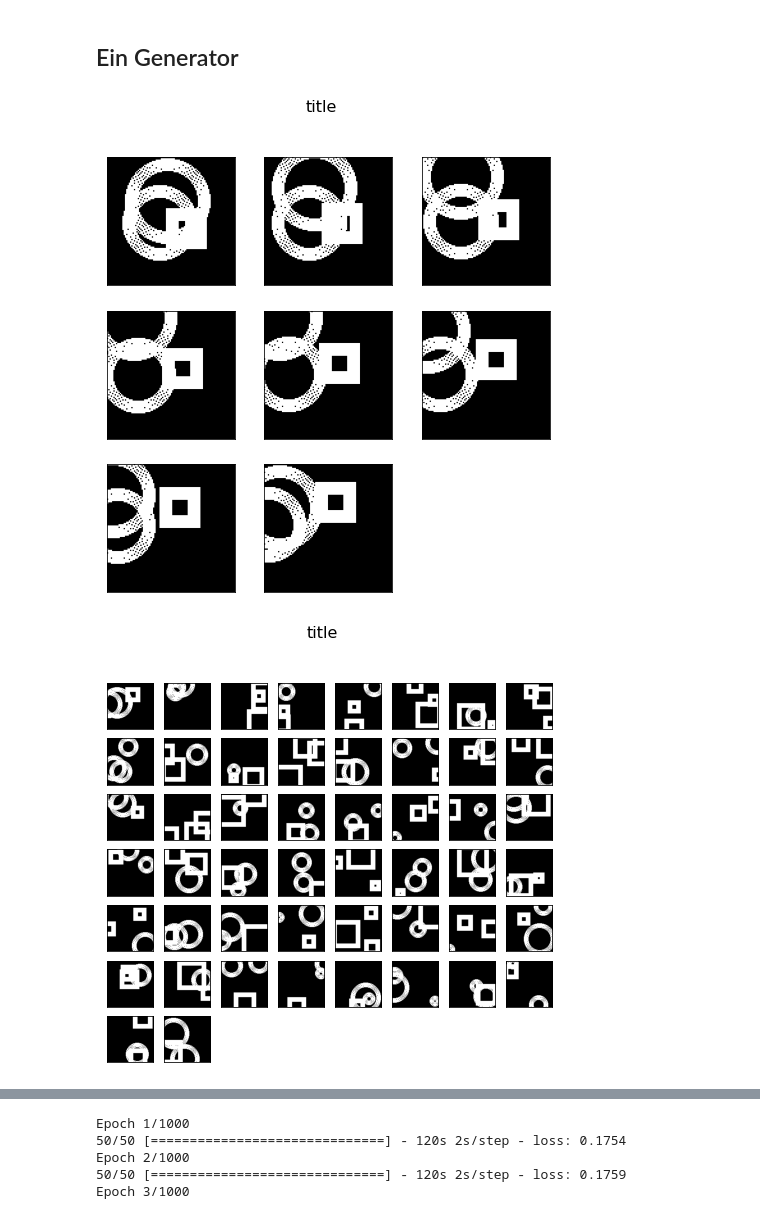
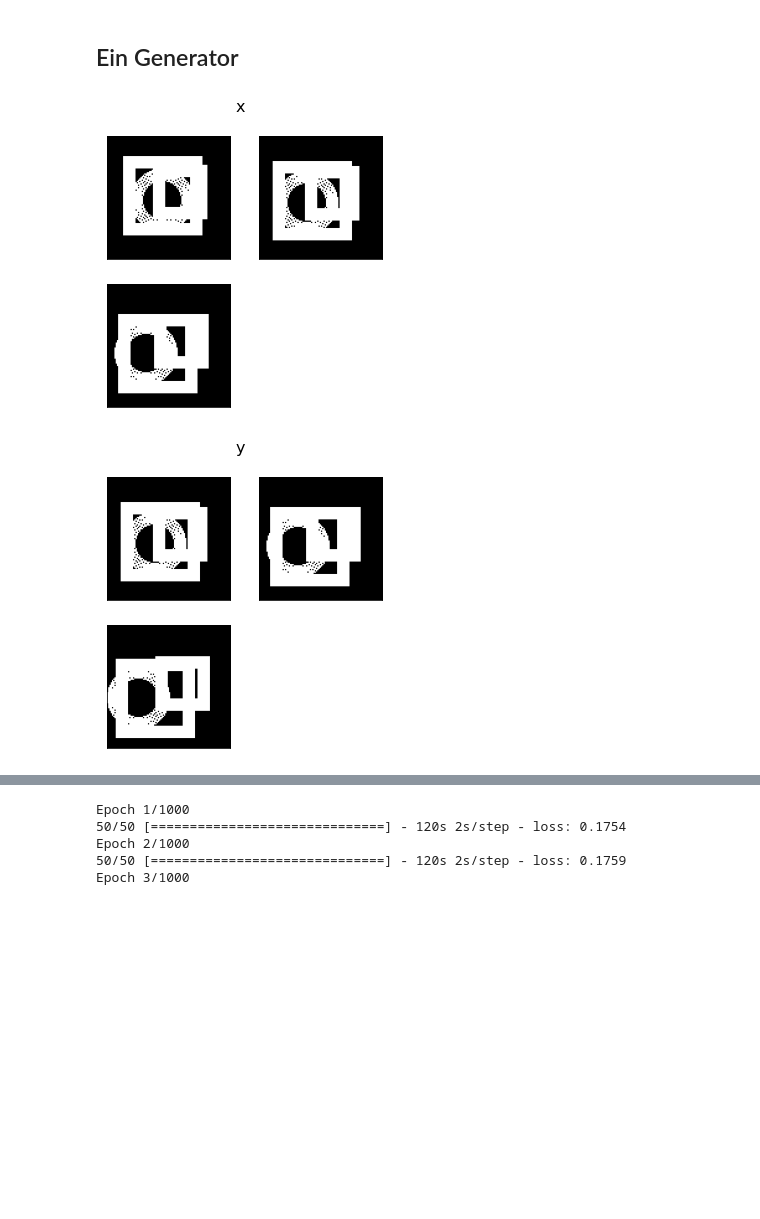
Before and after one commit to MaschinenNah/FramePred2021, a Jupyter notebook: FramePred2021_02_moving_objects.ipynb, the cells around one changed output, grey strips where cells are left out. Saved outputs shown, nothing was run; the diff lists cells and outputs as text; code cells hidden in the pictures; blank space fills up the shorter version.

```diff
--- a/FramePred2021_02_moving_objects.ipynb
+++ b/FramePred2021_02_moving_objects.ipynb
@@ -127,7 +127,6 @@ class FramePredGen(Sequence):
   def __init__(self,
                frame_shape,
                n_frames_x,
-               n_frames_y,
                n_objects,
                object_generator,
                len=50,
@@ -135,7 +134,6 @@ class FramePredGen(Sequence):
 
     self.frame_shape = frame_shape
     self.n_frames_x = n_frames_x
-    self.n_frames_y = n_frames_y
     self.n_objects = n_objects
     self.object_generator = object_generator
     self.len = len
@@ -153,12 +151,12 @@ class FramePredGen(Sequence):
     else:
       batch_x, batch_y = self._get_empty_batch()
       for example_index in range(self.batch_size):
-        all_frames = np.zeros((self.n_frames_x + self.n_frames_y,) + self.frame_shape)
+        all_frames = np.zeros((self.n_frames_x + 1,) + self.frame_shape)
         for object_index in range(self.n_objects):
           self.object_generator(all_frames)
 
         x = all_frames[:self.n_frames_x]
-        y = all_frames[self.n_frames_x:]
+        y = all_frames[1:]
 
         batch_x[example_index] = x
         batch_y[example_index] = y
@@ -168,25 +166,22 @@ class FramePredGen(Sequence):
   # Hilfsfunktion – Erzeugung leerer Batches:
   def _get_empty_batch(self):
     empty_batch_x = np.zeros((self.batch_size,) + (self.n_frames_x,) + (self.frame_shape), "float32")
-    if self.n_frames_y == 1:
-      empty_batch_y = np.zeros((self.batch_size,) + (self.frame_shape), "float32")
-    else:
-      empty_batch_y = np.zeros((self.batch_size,) + (self.n_frames_y,) + (self.frame_shape), "float32")
+    empty_batch_y = np.zeros((self.batch_size,) + (self.n_frames_x,) + (self.frame_shape), "float32")
     return empty_batch_x, empty_batch_y
 # %%
-gen = FramePredGen((100, 100), 8, 1, 3, write_moving_object_into)
+gen = FramePredGen((100, 100), 3, 3, write_moving_object_into)
 
 batch = gen[0]
 
-show.show_images_from_np_array(batch[0][0], "title")
-show.show_images_from_np_array(batch[1], "title")
+show.show_images_from_np_array(batch[0][0], "x", width=5)
+show.show_images_from_np_array(batch[1][0], "y", width=5)
 
 #batch[0].shape
 
 #show.show_frame_prediction_batch(batch)
 # %% [output]
-[figure, old version]
+[figure, new version]
-[figure, old version]
+[figure, new version]
 # %%
 import numpy as np
 
```
Also changed, not shown: parts of 2 cells of this notebook.
